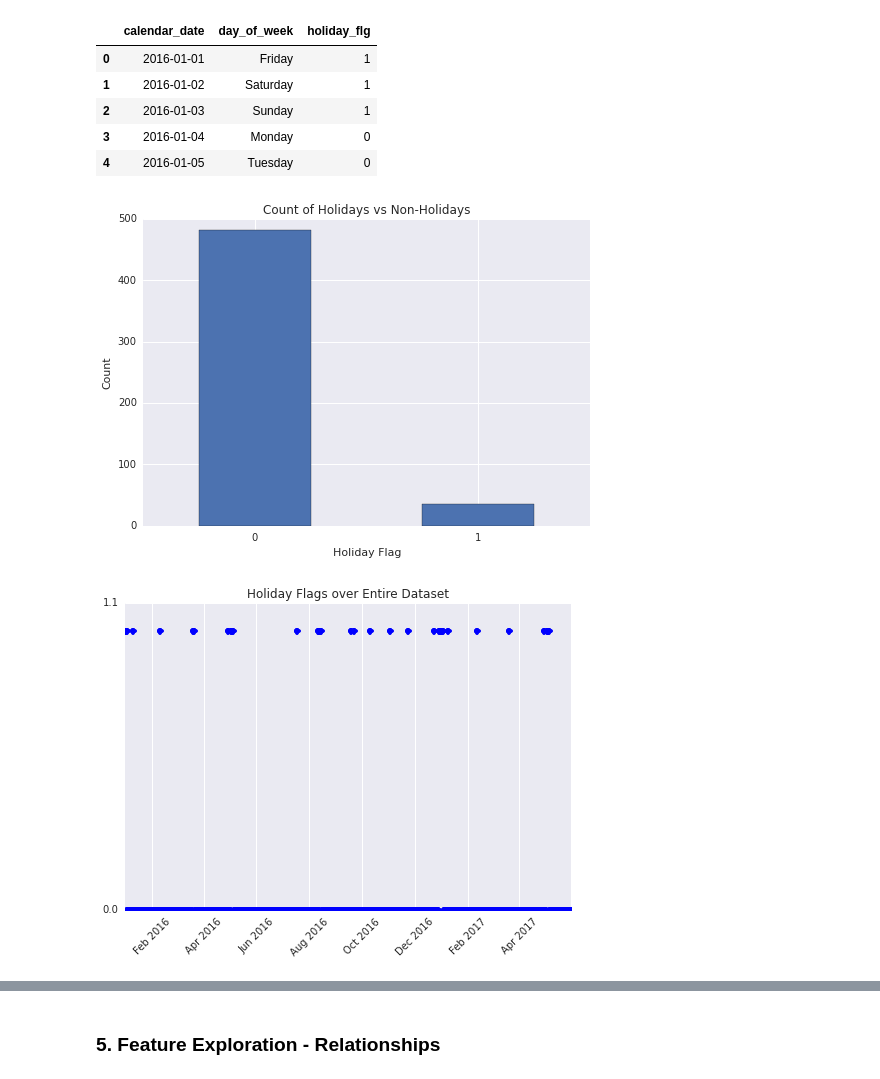
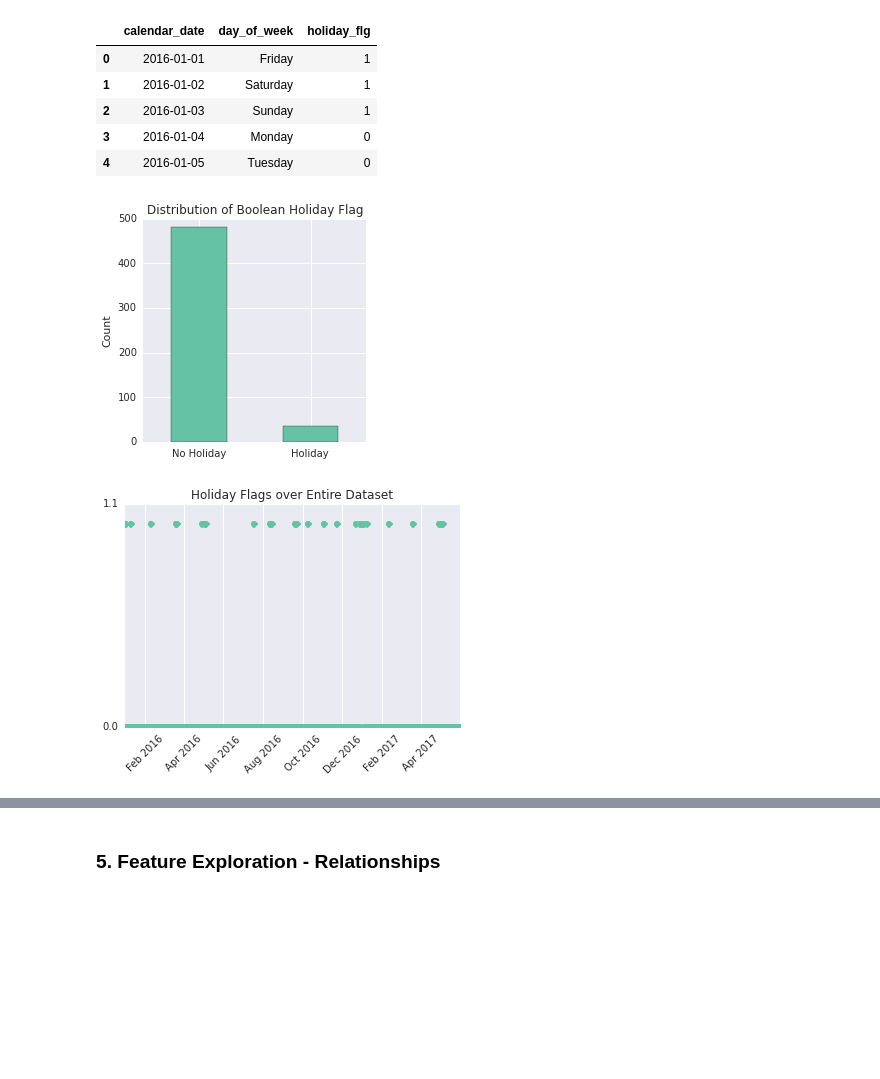
Before and after one commit to KirosG/RestaurantVisitorForecasting, a Jupyter notebook: RestaurantVisitorForecasting.ipynb, the cells around one changed output, grey strips where cells are left out. Drawn from its saved outputs; the diff is of its cells as text; code cells hidden in the pictures; blank space fills up the shorter version.

```diff
--- a/RestaurantVisitorForecasting.ipynb
+++ b/RestaurantVisitorForecasting.ipynb
@@ -20,0 +22,5 @@ from xgboost import XGBRegressor
+# %%
+# Set color palette
+sns.palplot(sns.color_palette('Set2', 10))
+palette = sns.color_palette('Set2', 10)
+my_cmap = ListedColormap(palette)
@@ -455,20 +464,20 @@ date_info.head()
 | 3 | 2016-01-04 | Monday | 0 |
 | 4 | 2016-01-05 | Tuesday | 0 |
 # %%
-date_info.holiday_flg.value_counts().plot(kind='bar')
-plt.title('Count of Holidays vs Non-Holidays')
-plt.xlabel('Holiday Flag')
+date_info.holiday_flg.value_counts().plot(kind='bar', figsize=(4,4), color=palette[0])
+plt.title('Distribution of Boolean Holiday Flag')
 plt.ylabel('Count')
-plt.xticks(rotation='horizontal')
+plt.xticks([0,1], ['No Holiday', 'Holiday'], rotation='horizontal')
 plt.show()
 # %% [output]
-[figure, old version]
+[figure, new version]
 # %%
-plt.plot_date(x=date_info.calendar_date, y=date_info.holiday_flg)
+plt.figure(figsize=(6,4))
+plt.plot_date(x=date_info.calendar_date, y=date_info.holiday_flg, color=palette[0])
 plt.yticks(np.arange(0, 2, 1.1))
 plt.xticks(rotation=45)
 plt.title('Holiday Flags over Entire Dataset')
 plt.show()
 # %% [output]
-[figure, old version]
+[figure, new version]
 # %%
```
Also changed, not shown: parts of 32 cells of this notebook.
